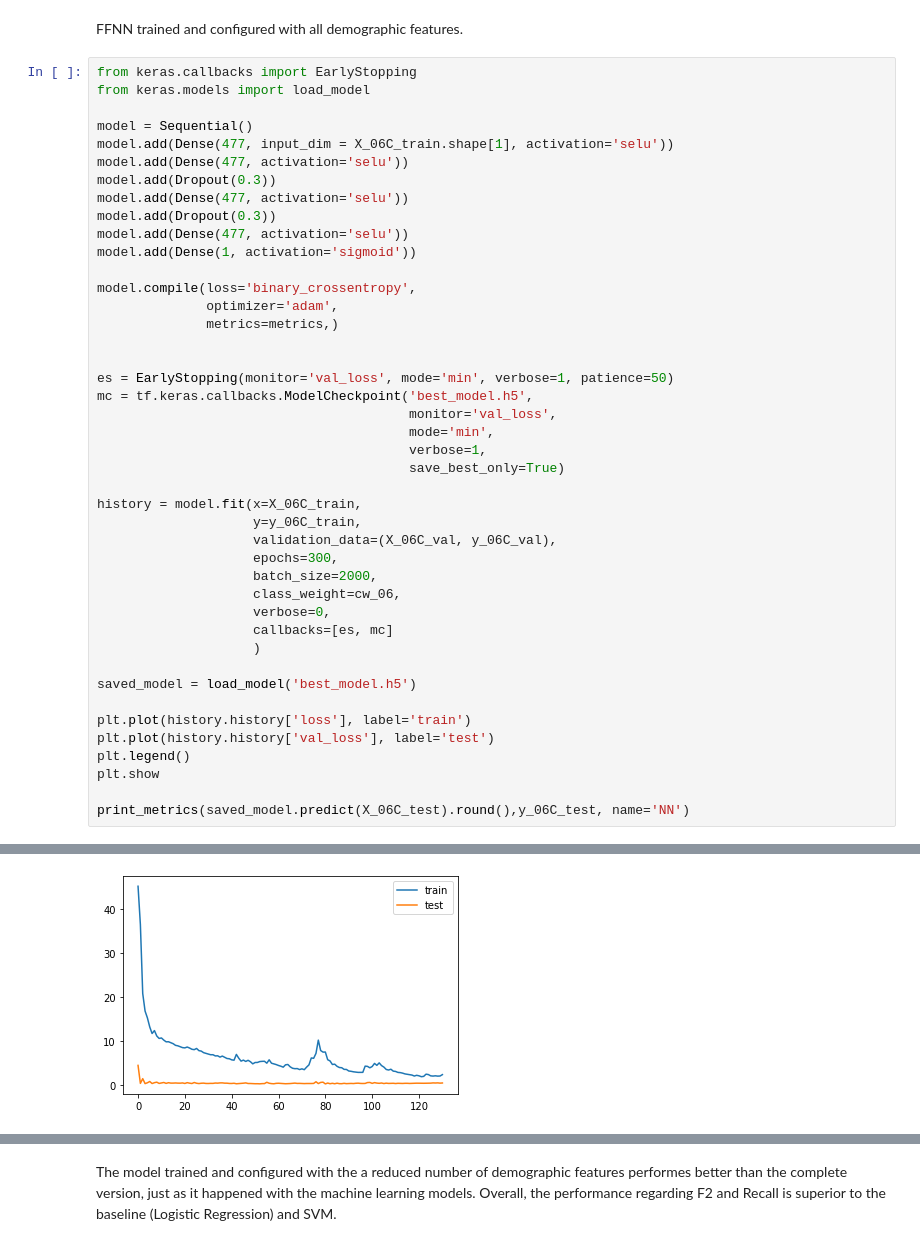
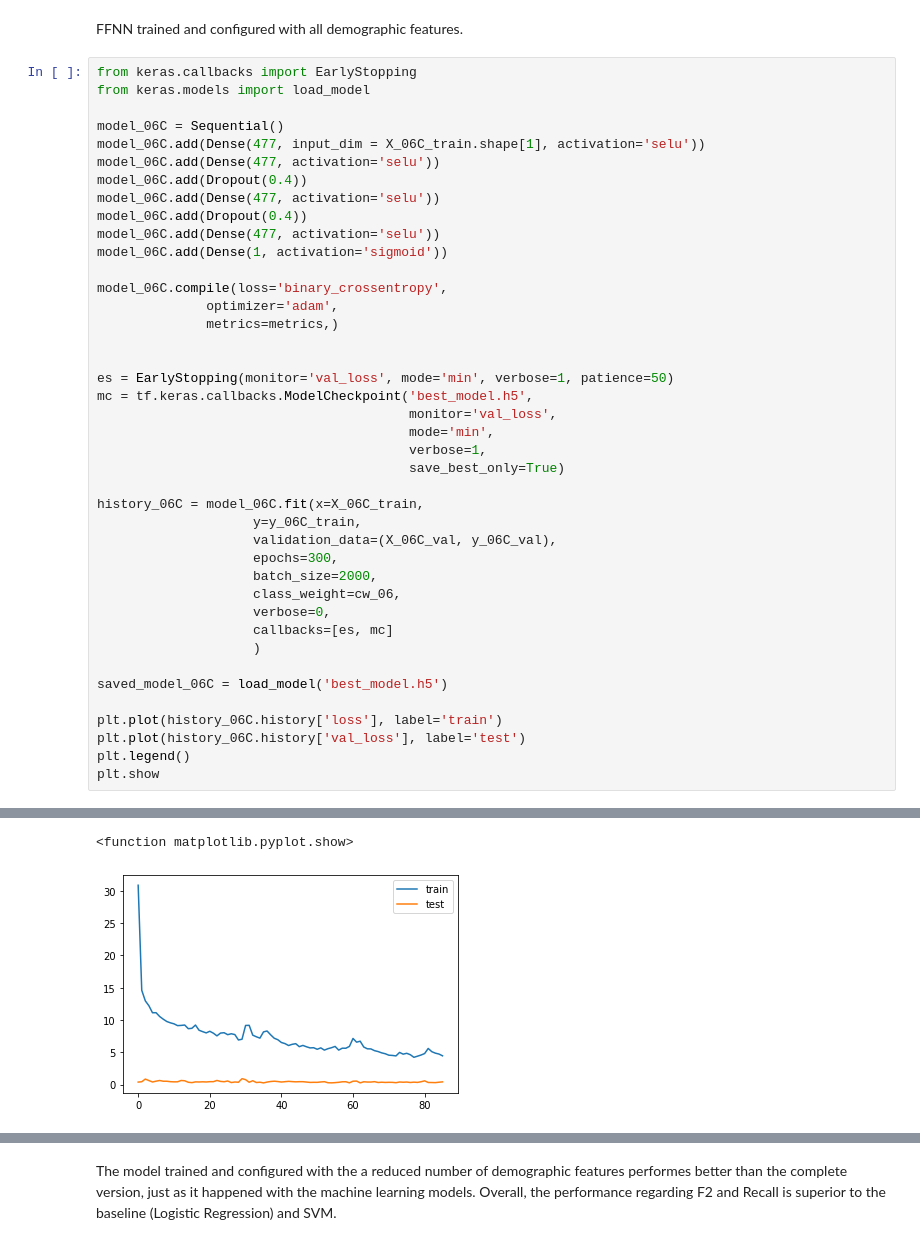
Before and after one commit to mrosasraya/Gentrification, a Jupyter notebook: Deep_Learning_Models.ipynb, the cells around one changed output, grey strips where cells are left out. Drawn from its saved outputs; the diff is of its cells as text.

```diff
--- a/Deep_Learning_Models.ipynb
+++ b/Deep_Learning_Models.ipynb
@@ -226,16 +238,16 @@ FFNN trained and configured with all demographic features.
 from keras.callbacks import EarlyStopping
 from keras.models import load_model
 
-model = Sequential()
-model.add(Dense(477, input_dim = X_06C_train.shape[1], activation='selu'))
-model.add(Dense(477, activation='selu'))
-model.add(Dropout(0.3))
-model.add(Dense(477, activation='selu'))
-model.add(Dropout(0.3))
-model.add(Dense(477, activation='selu'))
-model.add(Dense(1, activation='sigmoid'))
+model_06C = Sequential()
+model_06C.add(Dense(477, input_dim = X_06C_train.shape[1], activation='selu'))
+model_06C.add(Dense(477, activation='selu'))
+model_06C.add(Dropout(0.4))
+model_06C.add(Dense(477, activation='selu'))
+model_06C.add(Dropout(0.4))
+model_06C.add(Dense(477, activation='selu'))
+model_06C.add(Dense(1, activation='sigmoid'))
 
-model.compile(loss='binary_crossentropy',
+model_06C.compile(loss='binary_crossentropy',
               optimizer='adam',
               metrics=metrics,)
 
@@ -247,7 +259,7 @@ mc = tf.keras.callbacks.ModelCheckpoint('best_model.h5',
                                         verbose=1,
                                         save_best_only=True)
 
-history = model.fit(x=X_06C_train,
+history_06C = model_06C.fit(x=X_06C_train,
                     y=y_06C_train,
                     validation_data=(X_06C_val, y_06C_val),
                     epochs=300,
@@ -257,12 +269,10 @@ history = model.fit(x=X_06C_train,
                     callbacks=[es, mc]
                     )
 
-saved_model = load_model('best_model.h5')
+saved_model_06C = load_model('best_model.h5')
 
-plt.plot(history.history['loss'], label='train')
-plt.plot(history.history['val_loss'], label='test')
+plt.plot(history_06C.history['loss'], label='train')
+plt.plot(history_06C.history['val_loss'], label='test')
 plt.legend()
 plt.show
-
-print_metrics(saved_model.predict(X_06C_test).round(),y_06C_test, name='NN')
 # %% [output]
@@ -286 +296,2 @@ Accuracy of NN is
+<function matplotlib.pyplot.show>
-[figure, old version]
+[figure, new version]
```
Also changed, not shown: parts of 14 cells of this notebook, 1 other file.
